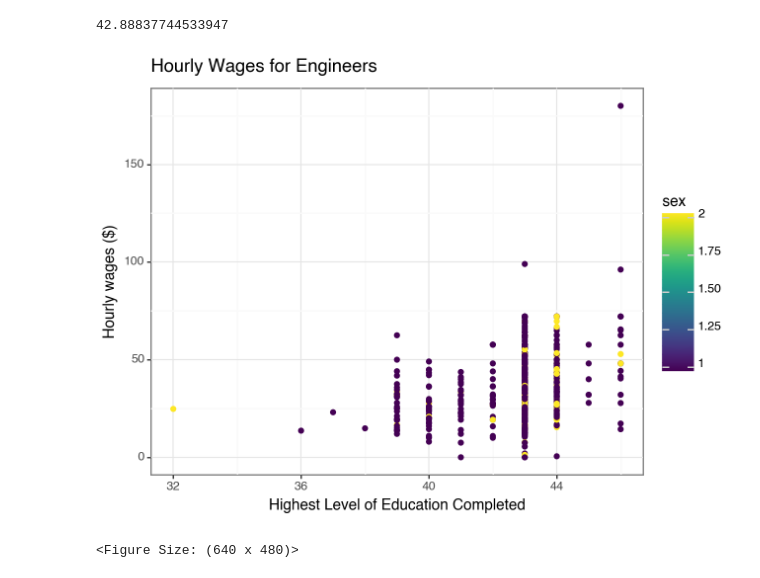
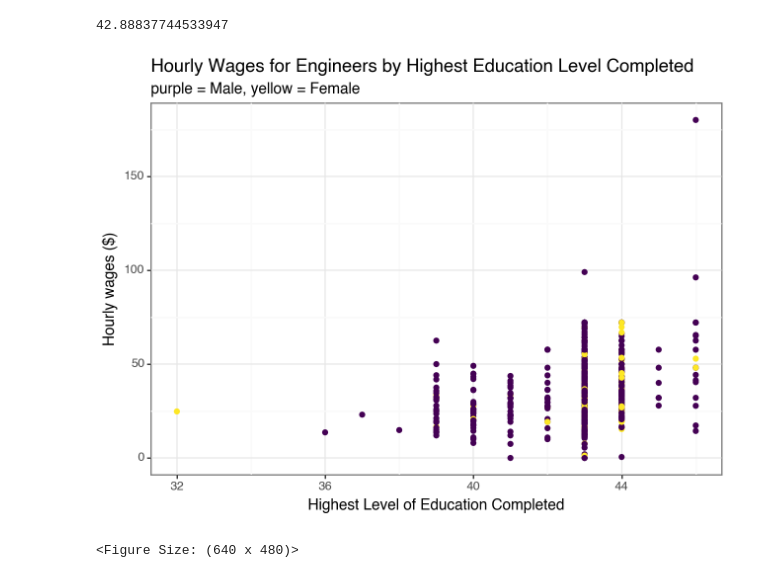
Before and after one commit to corinne167225/DataAnalysis2, a Jupyter notebook: Assignment1.ipynb, the cells around one changed output. Cells and saved outputs as stored; diff of their text form; code cells hidden in the pictures.

```diff
--- a/Assignment1.ipynb
+++ b/Assignment1.ipynb
@@ -242,23 +256,25 @@ data['grade92'].mean() #about 43, bachelor's degree
 # %%
 #gender gap, wages by education
 ggplot(data)+ aes(x = 'grade92', y= 'w', color = 'sex')+theme_bw()+geom_point()+\
-labs(x = 'Highest Level of Education Completed', y='Hourly wages ($)', title = 'Hourly Wages for Engineers')
+labs(x = 'Highest Level of Education Completed', y='Hourly wages ($)',
+     title = 'Hourly Wages for Engineers by Highest Education Level Completed',
+     subtitle = 'purple = Male, yellow = Female') + theme(legend_position = 'none')
 #levels of education:
 #32 = 1st - 4th grade
 #33 = 5th or 6th
 #34 = 7th or 8th
 #35 = 9th
 #36 = 10th
 #37 = 11th
 #38 = 12th grade NO DIPLOMA
 #39 = High school graduate, diploma or GED
 #40 = Some college but no degree
 #41 = Associate degree -- occupational/vocational
 #42 = Associate degree -- academic program
 #43 = Bachelor's degree (e.g. BA,AB,BS)
 #44 = Master's degree (e.g. MA,MS,MEng,Med,MSW,MBA)
 #45 = Professional school deg. (e.g. MD,DDS,DVM,LLB,JD)
 #46 = Doctorate degree (e.g. PhD, EdD)
 # %% [output]
-[figure, old version]
+[figure, new version]
 <Figure Size: (640 x 480)>
```
Also changed, not shown: parts of 23 cells of this notebook, 1 other file.
